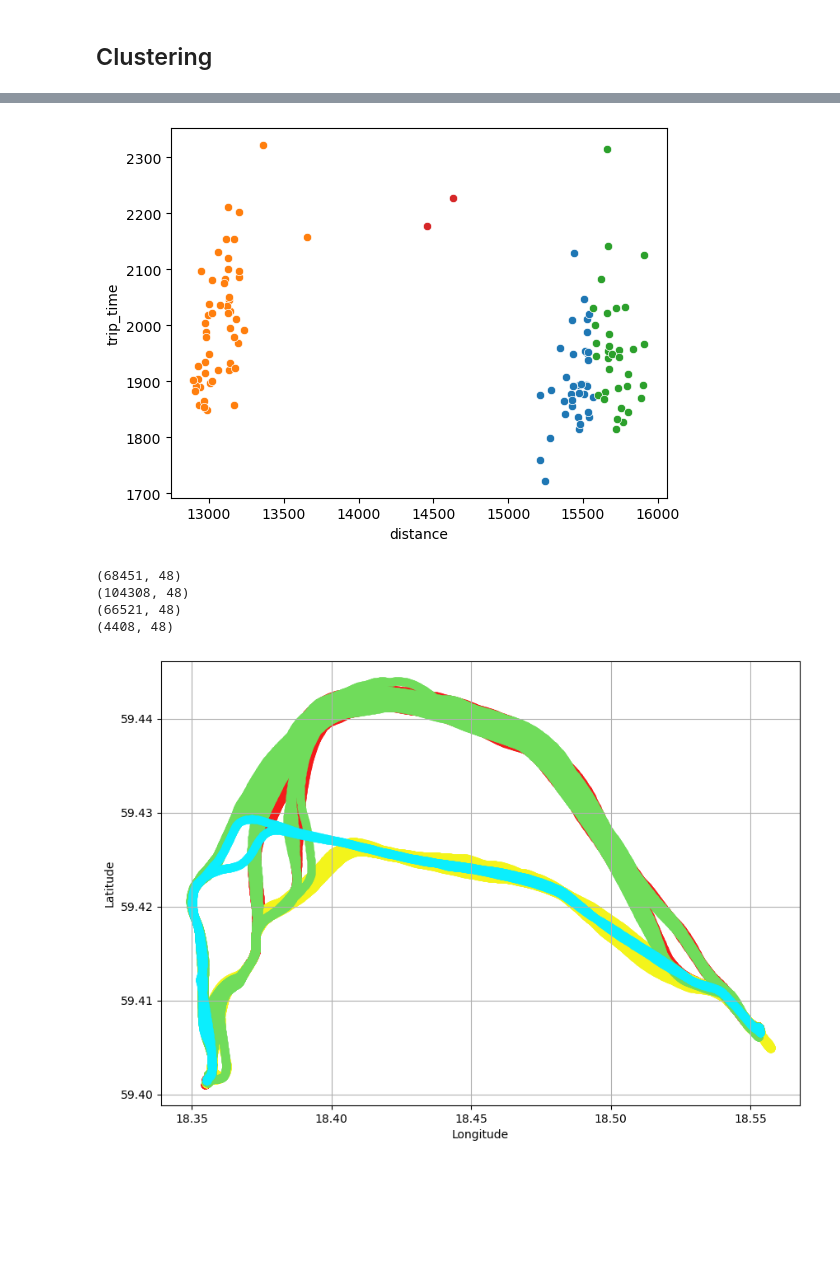
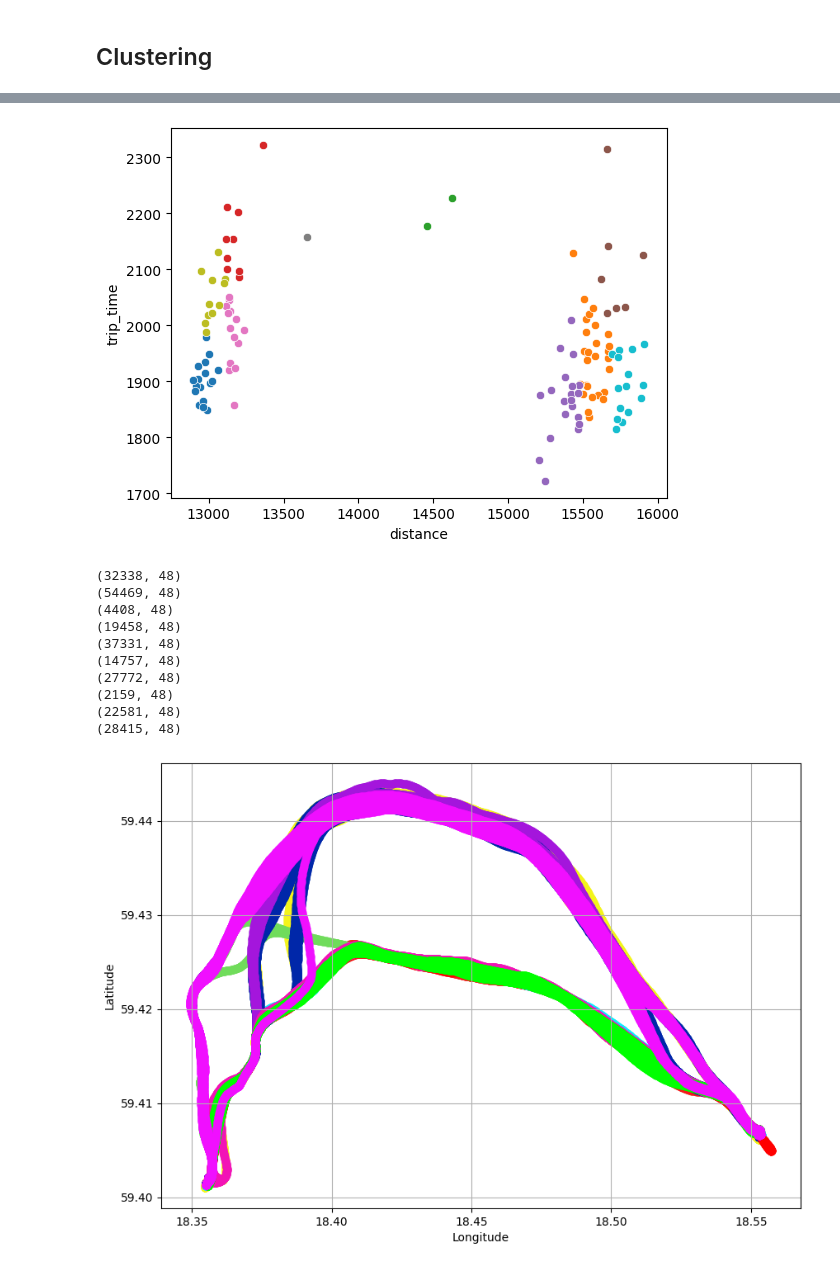
Before and after one commit to williamswe123/Datamining_Projekt, a Jupyter notebook: Economic_Path_Analysis.ipynb, the cells around one changed output, grey strips where cells are left out. Drawn from its saved outputs; the diff is of its cells as text; code cells hidden in the pictures; blank space fills up the shorter version.

```diff
--- a/Economic_Path_Analysis.ipynb
+++ b/Economic_Path_Analysis.ipynb
@@ -72,0 +77,23 @@ memory usage: 3.9 KB
+# %%
+from sklearn.ensemble import IsolationForest
+
+
+clf = IsolationForest(contamination=0.05)  # You can adjust the contamination parameter
+
+outliers = {}  # To store the outliers for each route
+
+
+clf.fit(data_economy)
+
+    # Predict outliers (1 for inliers, -1 for outliers)
+predictions = clf.predict(data_economy)
+
+    # Add the outliers to the dictionary
+outliers = data_economy[predictions == -1]
+data_economy_trimmed = data_economy.drop(outliers.index)
+#plt.scatter()
+print(outliers.index)
+data_economy_trimmed.describe()
+
+sns.scatterplot(outliers,x='distance', y='trip_time', c='r')
+sns.scatterplot(data_economy_trimmed,x='distance', y='trip_time', c='b' )
@@ -94,29 +130,37 @@ cluster_amount = 4
 # %%
+
+cluster_amount = 10
 clusterLabels = KMeans(n_clusters=cluster_amount, n_init='auto').fit(data_economy).labels_
 
 for c in range(cluster_amount):
     sns.scatterplot(data=data_economy[clusterLabels == c], x='distance', y='trip_time')
 # %% [output]
-[figure, old version]
+[figure, new version]
 # %%
 # Create a scatter plot of latitude and longitude to visualize the ferry's path
 fig = plt.figure(figsize=(10,7))
 
-colors = ["#f41b1b", "#f3f41b", "#70dc5b", "#0beefd", "#0027a9", "#a416dc", "#f213b6"]
+colors = ["#f41b1b", "#f3f41b", "#70dc5b", "#0beefd", "#0027a9", "#a416dc", "#f213b6","#ff0000","#00ff00","#f00fff"]
 
 for i in range(cluster_amount):
     l = list(data_trips[clusterLabels == i].index)
     t = data[data['RT_id'].isin(l)]
     print(t.shape)
     plt.scatter(t['longitude'], t['latitude'], c=colors[i])
 
 plt.xlabel('Longitude')
 plt.ylabel('Latitude')
 plt.grid()
 plt.show()
 # %% [output]
-(68451, 48)
-(104308, 48)
-(66521, 48)
+(32338, 48)
+(54469, 48)
 (4408, 48)
+(19458, 48)
+(37331, 48)
+(14757, 48)
+(27772, 48)
+(2159, 48)
+(22581, 48)
+(28415, 48)
-[figure, old version]
+[figure, new version]
```
Also changed, not shown: parts of 6 cells of this notebook.
